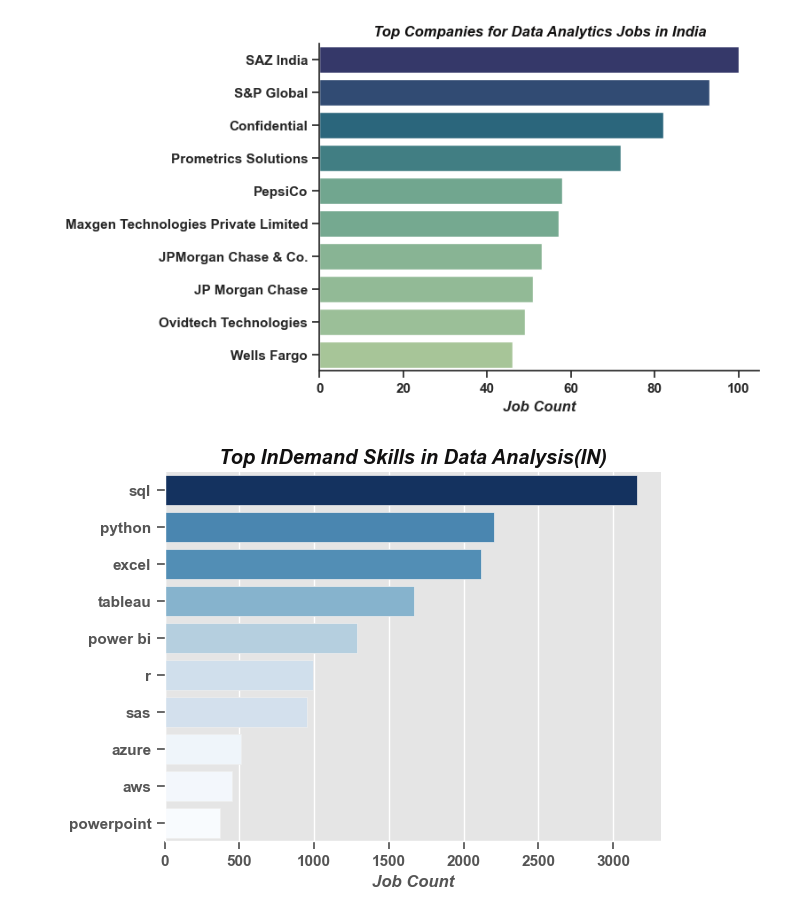
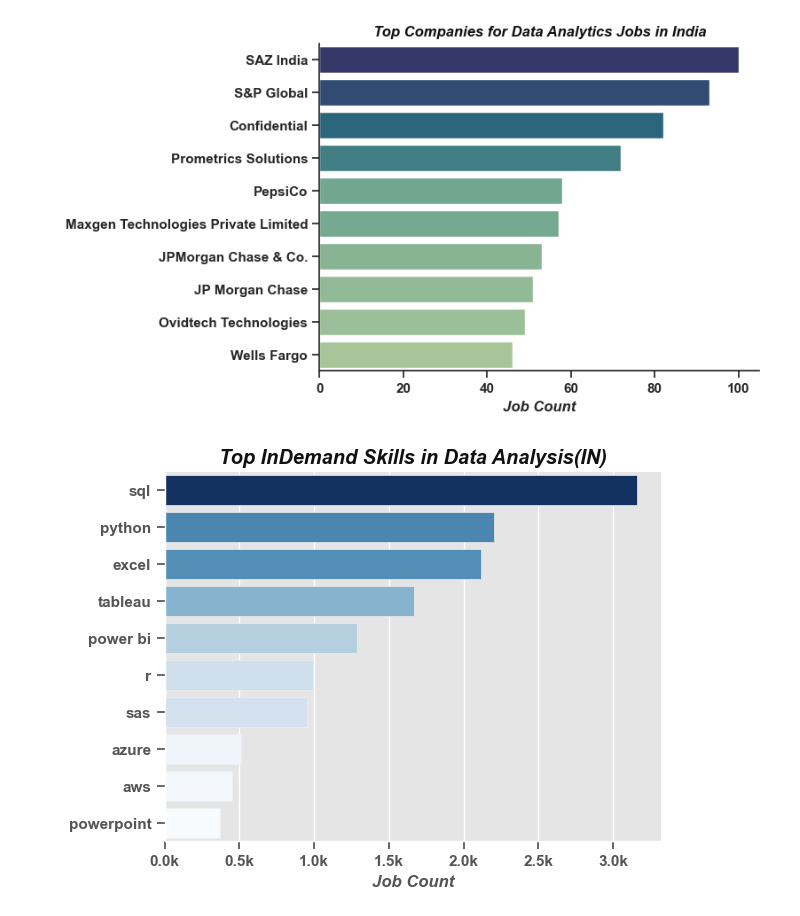
Before and after one commit to harsh109137/Python-Data-Project, a Jupyter notebook: Project/1_EDA_intro.ipynb, the cells around one changed output. Cells and saved outputs as stored; diff of their text form; code cells hidden in the pictures.

```diff
--- a/Project/1_EDA_intro.ipynb
+++ b/Project/1_EDA_intro.ipynb
@@ -5,12 +5,11 @@
 import pandas as pd
 import seaborn as sns
 import matplotlib.pyplot as plt
-from pathlib import Path
 
-# Loading already cleaned data
-Base_path = Path().resolve().parent
-DATA_PATH = Base_path / "data" / "processed_data" / "job_postings_data_cleaned.parquet"
-df = pd.read_parquet(DATA_PATH)
+from data_jobs.data_access import clean_data
+
+
+df = clean_data()
 
 
 print("Lib/s loaded and data ready")
@@ -119,20 +119,26 @@ plt.show()
 # %%
 skills_explode = df_DA_IN.explode('job_skills')
 
-top_skills = skills_explode['job_skills'].value_counts().head(10).to_frame()
+top_skills = (skills_explode['job_skills']
+              .value_counts()
+              .head(10)
+              .rename('count')
+              .reset_index())
 
 plt.style.use('ggplot')
 sns.barplot(data=top_skills, x='count',
             y='job_skills', hue='count', palette='Blues',
             legend=False)
 sns.despine()
 
 plt.title('Top InDemand Skills in Data Analysis(IN)',
           fontstyle='italic')
 
 plt.ylabel(' ')
 plt.xlabel('Job Count', fontstyle='italic')
+plt.gca().xaxis.set_major_formatter(
+    plt.FuncFormatter(lambda x, pos: f'{(x/1000)}k'))
 
 plt.show()
 # %% [output]
-[figure, old version]
+[figure, new version]
```
Also changed, not shown: parts of 1 cell of this notebook, 15 other files.
